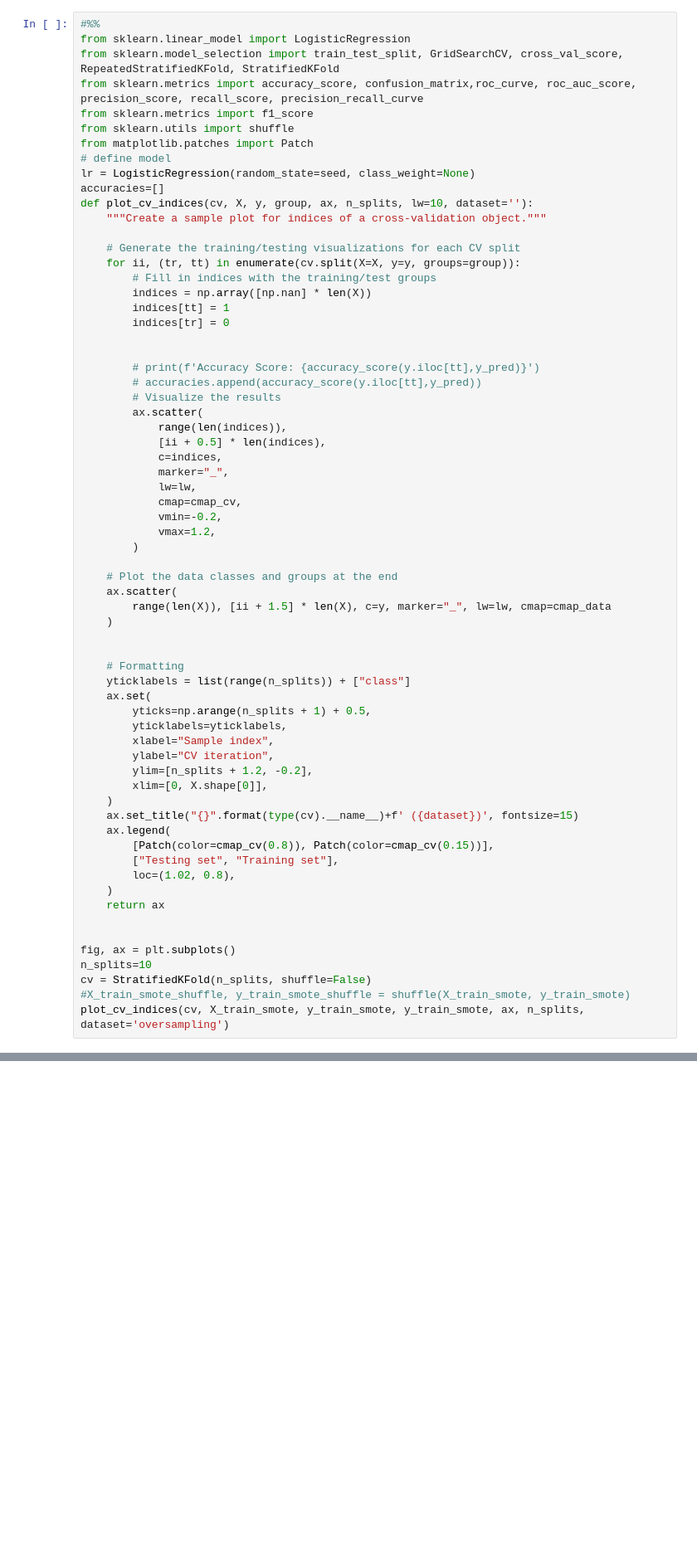
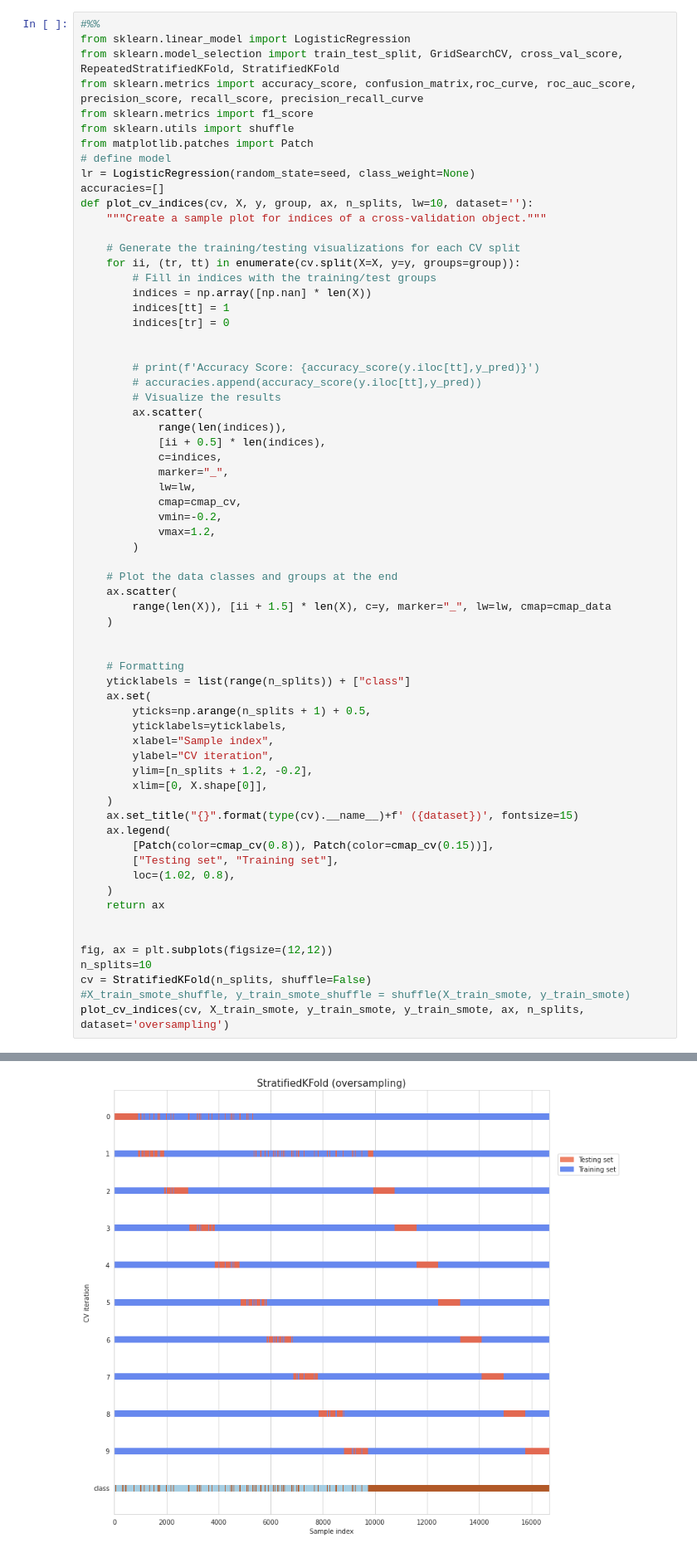
Before and after one commit to andrerubeis/andrerubeis, a Jupyter notebook: final_final_project_MML2.ipynb, the cells around one changed output, grey strips where cells are left out. Shown at 83% size. Drawn from its saved outputs; the diff is of its cells as text; blank space fills up the shorter version.

```diff
--- a/final_final_project_MML2.ipynb
+++ b/final_final_project_MML2.ipynb
@@ -1823,8 +2137,9 @@ def plot_cv_indices(cv, X, y, group, ax, n_splits, lw=10, dataset=''):
     return ax
 
 
-fig, ax = plt.subplots()
+fig, ax = plt.subplots(figsize=(12,12))
 n_splits=10
 cv = StratifiedKFold(n_splits, shuffle=False)
 #X_train_smote_shuffle, y_train_smote_shuffle = shuffle(X_train_smote, y_train_smote)
 plot_cv_indices(cv, X_train_smote, y_train_smote, y_train_smote, ax, n_splits, dataset='oversampling')
+# %% [output]
@@ -1831,2 +2147,3 @@ plot_cv_indices(cv, X_train_smote, y_train_smote, y_train_smote, ax, n_splits, d
+[figure, added]
 # %%
 y_train_smote.value_counts()
```
Also changed, not shown: parts of 54 cells of this notebook.
